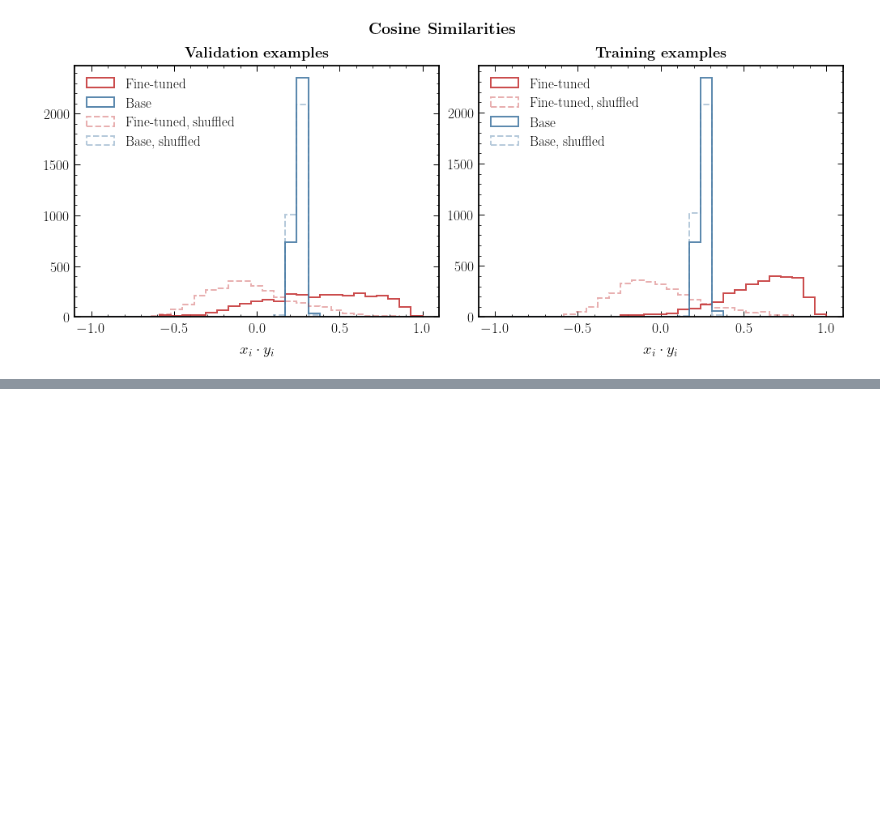
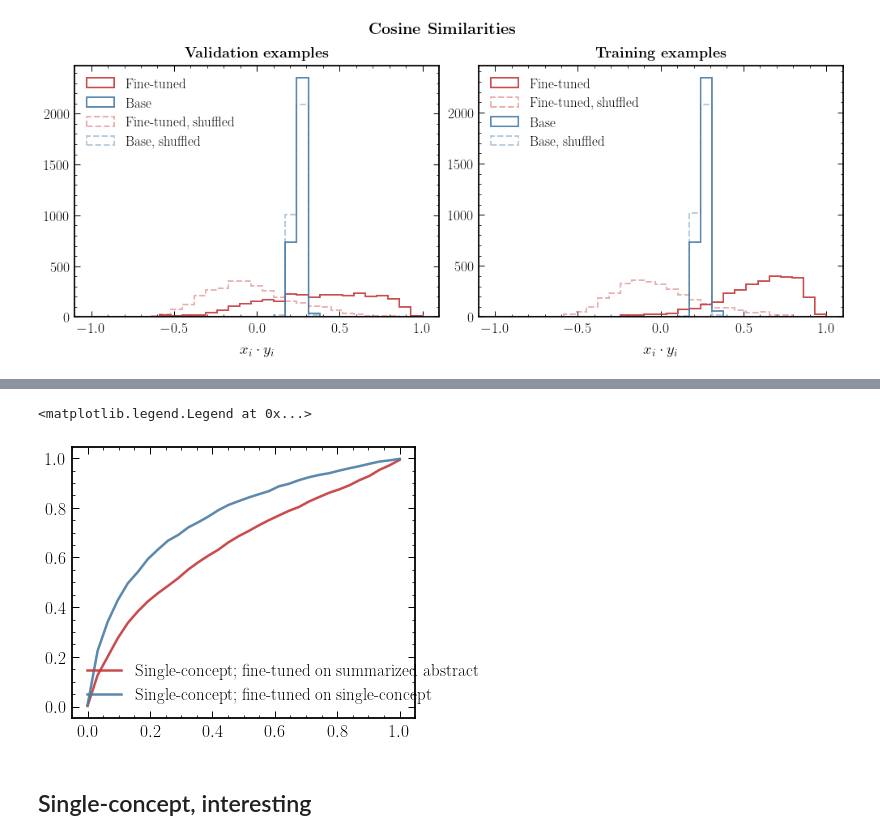
Before and after one commit to smsharma/PAPERCLIP-Hubble, a Jupyter notebook: notebooks/09_dot_product_eval.ipynb, the cells around one changed output, grey strips where cells are left out. Cells and saved outputs as stored; diff of their text form; code cells hidden in the pictures; blank space fills up the shorter version.

```diff
--- a/notebooks/09_dot_product_eval.ipynb
+++ b/notebooks/09_dot_product_eval.ipynb
@@ -283,0 +295,28 @@ plt.savefig("../paper/plots/sim_summ1.pdf")
+# %%
+def get_roc(image_feat, captions_feat):
+
+    roc_mat = np.matmul(image_feat, captions_feat.T)
+
+    correct_indices = np.arange(roc_mat.shape[0])[:, None]
+    top_indices = np.argsort(roc_mat, axis=-1)
+
+    accuracy_list = []
+    for k in np.arange(1, roc_mat.shape[0], 100):
+        correct_in_top_k = np.any(top_indices[:, -k:] == correct_indices, axis=-1)
+        accuracy = np.mean(correct_in_top_k.astype(np.float32))
+        accuracy_list.append(accuracy)
+
+    return accuracy_list
+# %%
+accuracy_list = get_roc(np.vstack(image_feat_stack), np.vstack(captions_feat_stack))
+accuracy_sum1_list = get_roc(np.vstack(image_feat_sum1_stack), np.vstack(captions_feat_sum1_stack))
+# %%
+plt.plot(np.linspace(0., 1., len(accuracy_list)), accuracy_list, label="Single-concept; fine-tuned on summarized abstract")
+plt.plot(np.linspace(0., 1., len(accuracy_list)), accuracy_sum1_list, label="Single-concept; fine-tuned on single-concept")
+
+plt.legend()
+# %% [output]
+<matplotlib.legend.Legend at 0x...>
+[figure, added]
+# %% [markdown]
+## Single-concept, interesting
```
Also changed, not shown: parts of 18 cells of this notebook.
